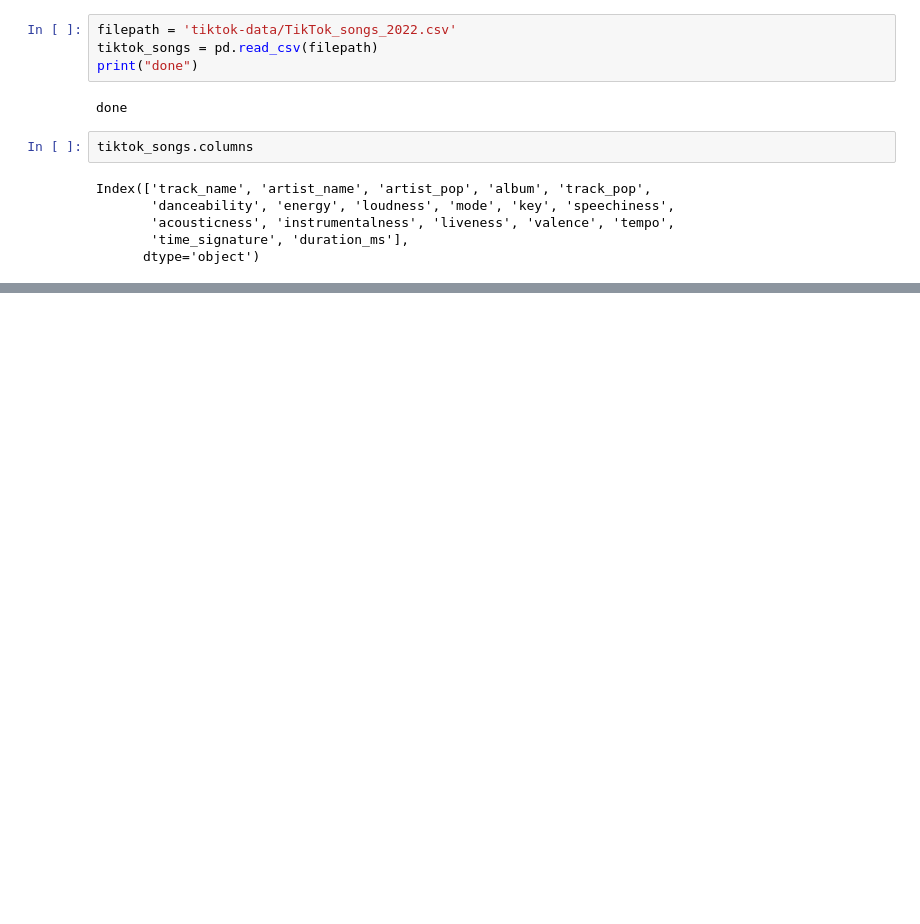
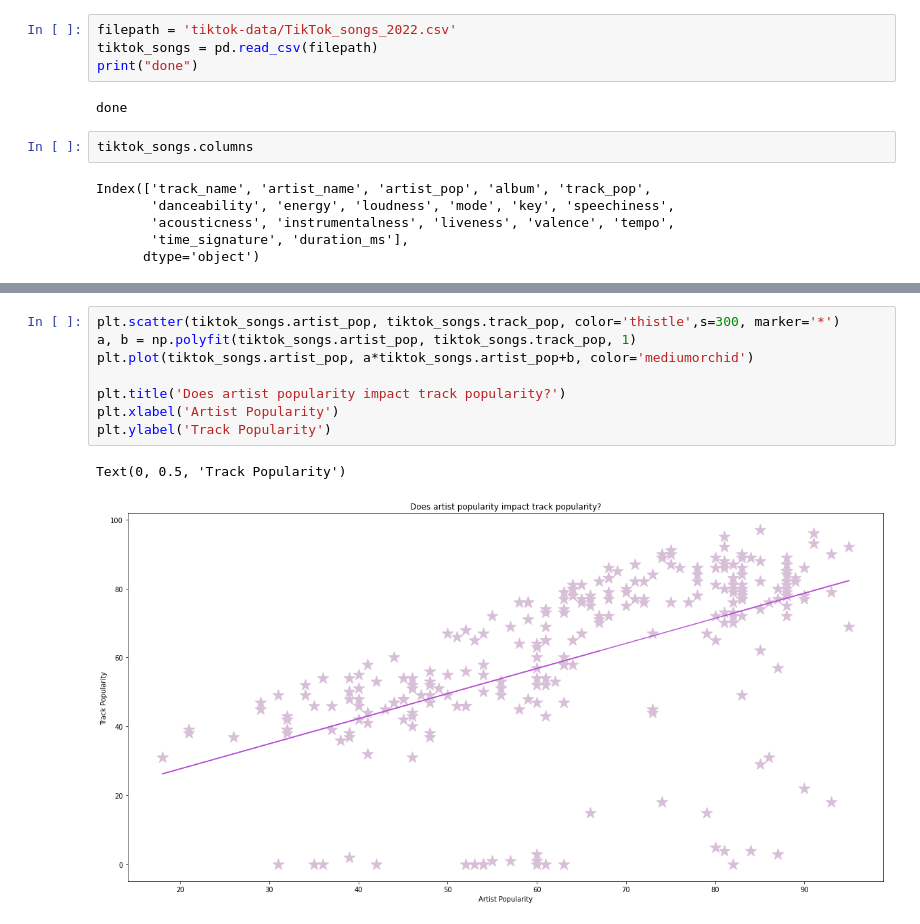
Before and after one commit to incalescence/open-data, a Jupyter notebook: tiktoksongs.ipynb, the cells around one changed output, grey strips where cells are left out. Drawn from its saved outputs; the diff is of its cells as text; blank space fills up the shorter version.

```diff
--- a/tiktoksongs.ipynb
+++ b/tiktoksongs.ipynb
@@ -39,0 +62,11 @@ AttributeError: 'Series' object has no attribute 'pie'
+# %%
+plt.scatter(tiktok_songs.artist_pop, tiktok_songs.track_pop, color='thistle',s=300, marker='*')
+a, b = np.polyfit(tiktok_songs.artist_pop, tiktok_songs.track_pop, 1)
+plt.plot(tiktok_songs.artist_pop, a*tiktok_songs.artist_pop+b, color='mediumorchid')
+
+plt.title('Does artist popularity impact track popularity?')
+plt.xlabel('Artist Popularity')
+plt.ylabel('Track Popularity')
+# %% [output]
+Text(0, 0.5, 'Track Popularity')
+[figure, added]
```
Also changed, not shown: parts of 10 cells of this notebook, 3 other files.
